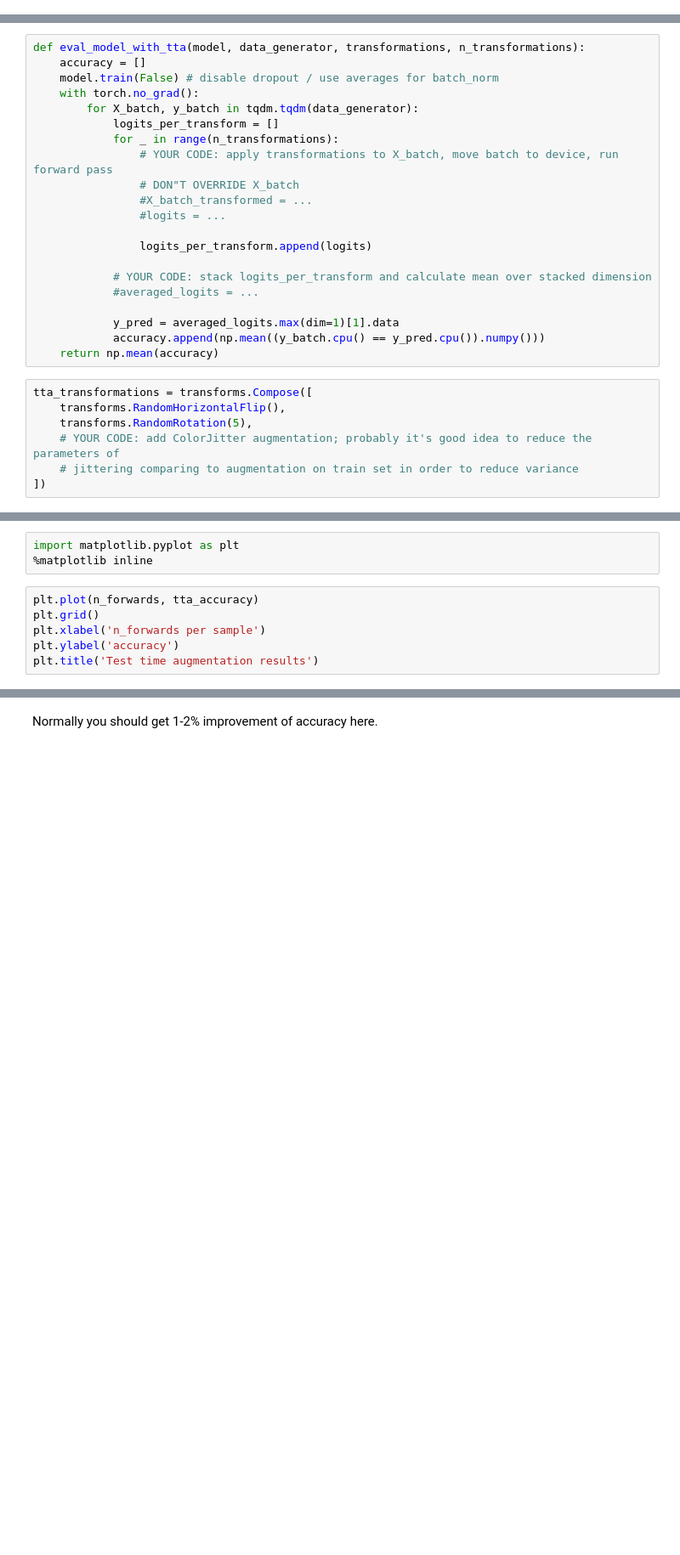
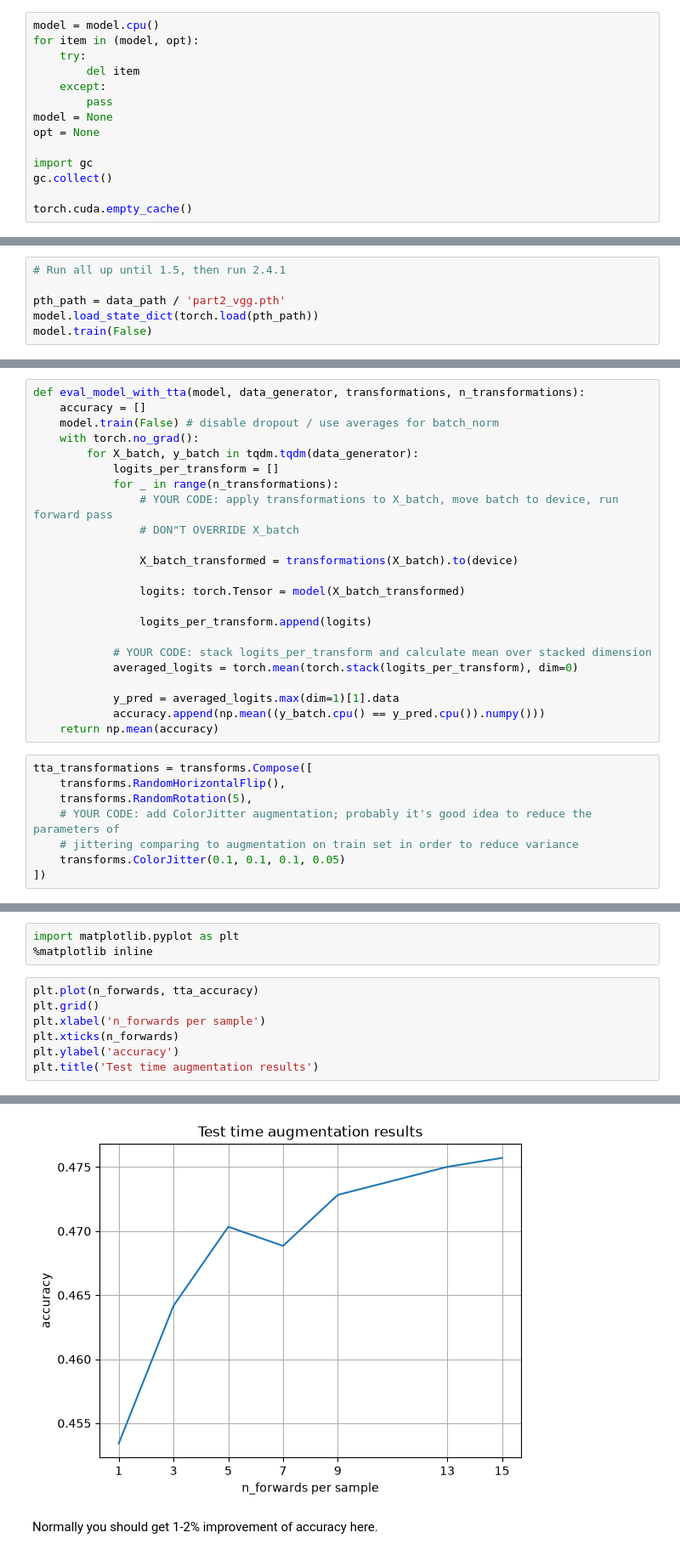
Before and after one commit to AjnoEO/deep_vision_and_graphics, a Jupyter notebook: homework01/homework_part1.ipynb, the cells around one changed output, grey strips where cells are left out. Shown at 85% size. Drawn from its saved outputs; the diff is of its cells as text; blank space fills up the shorter version.

```diff
--- a/homework01/homework_part1.ipynb
+++ b/homework01/homework_part1.ipynb
@@ -550,0 +760,14 @@ train_loop(model, opt, train_batch_gen, val_batch_gen, num_epochs=30)
+# %%
+model = model.cpu()
+for item in (model, opt):
+    try:
+        del item
+    except:
+        pass
+model = None
+opt = None
+
+import gc
+gc.collect()
+
+torch.cuda.empty_cache()
@@ -550,0 +776,6 @@ train_loop(model, opt, train_batch_gen, val_batch_gen, num_epochs=30)
+# %%
+# Run all up until 1.5, then run 2.4.1
+
+pth_path = data_path / 'part2_vgg.pth'
+model.load_state_dict(torch.load(pth_path))
+model.train(False)
@@ -569,13 +827,15 @@ def eval_model_with_tta(model, data_generator, transformations, n_transformation
             for _ in range(n_transformations):
                 # YOUR CODE: apply transformations to X_batch, move batch to device, run forward pass
                 # DON"T OVERRIDE X_batch
-                #X_batch_transformed = ...
-                #logits = ...
+
+                X_batch_transformed = transformations(X_batch).to(device)
+
+                logits: torch.Tensor = model(X_batch_transformed)
 
                 logits_per_transform.append(logits)
 
             # YOUR CODE: stack logits_per_transform and calculate mean over stacked dimension
-            #averaged_logits = ...
+            averaged_logits = torch.mean(torch.stack(logits_per_transform), dim=0)
 
             y_pred = averaged_logits.max(dim=1)[1].data
             accuracy.append(np.mean((y_batch.cpu() == y_pred.cpu()).numpy()))
@@ -586,6 +846,7 @@ tta_transformations = transforms.Compose([
     transforms.RandomRotation(5),
     # YOUR CODE: add ColorJitter augmentation; probably it's good idea to reduce the parameters of
     # jittering comparing to augmentation on train set in order to reduce variance
+    transforms.ColorJitter(0.1, 0.1, 0.1, 0.05)
 ])
 # %%
 n_forwards = [1]
@@ -603,5 +871,7 @@ import matplotlib.pyplot as plt
 plt.plot(n_forwards, tta_accuracy)
 plt.grid()
 plt.xlabel('n_forwards per sample')
+plt.xticks(n_forwards)
 plt.ylabel('accuracy')
 plt.title('Test time augmentation results')
+# %% [output]
@@ -608,2 +879,3 @@ plt.title('Test time augmentation results')
+[figure, added]
 # %% [markdown]
 Normally you should get 1-2% improvement of accuracy here.
```
Also changed, not shown: parts of 38 cells of this notebook.
